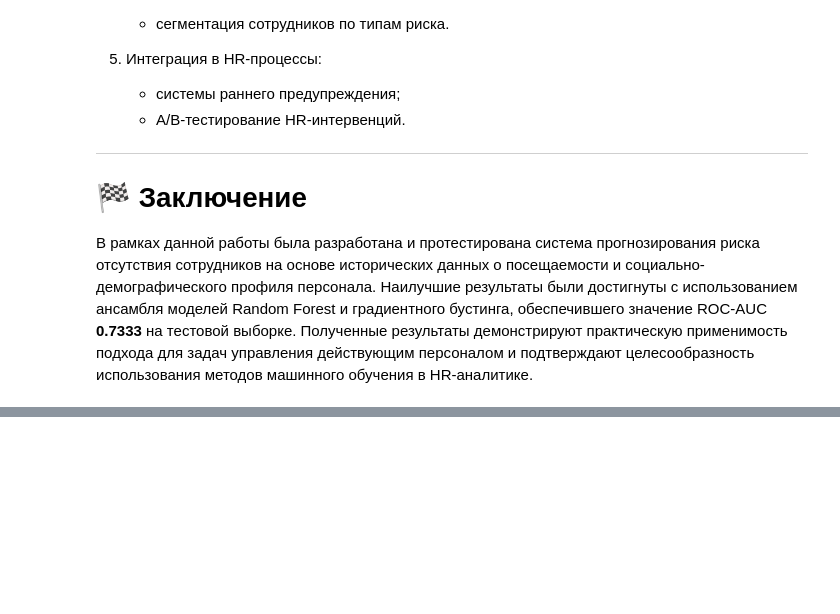
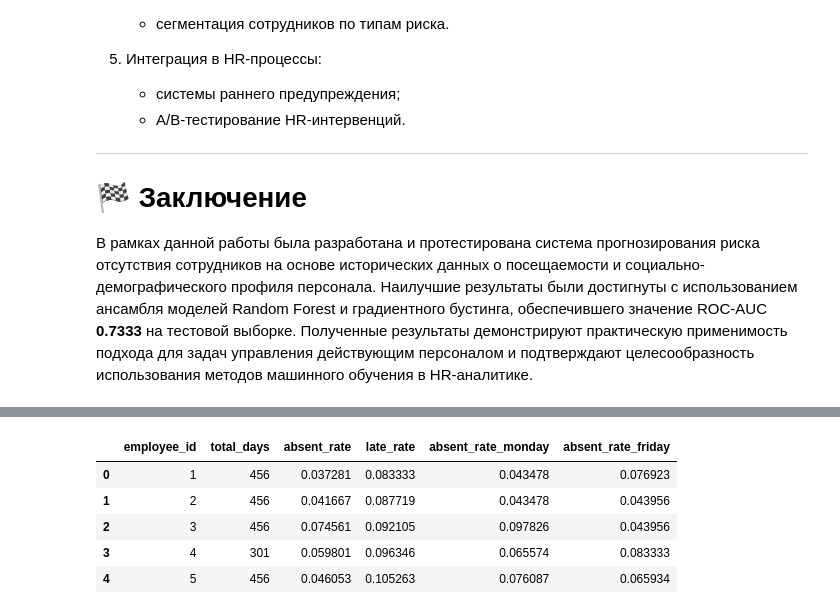
Before and after one commit to AlessioLoginov/HR-Attendance-Analytics, a Jupyter notebook: Employee_Absence_Prediction_Final.ipynb, the cells around one changed output, grey strips where cells are left out. Saved outputs shown, nothing was run; the diff lists cells and outputs as text; code cells hidden in the pictures; blank space fills up the shorter version.

```diff
--- a/Employee_Absence_Prediction_Final.ipynb
+++ b/Employee_Absence_Prediction_Final.ipynb
@@ -3942,0 +4379,20 @@ print(f"📊 Ensemble ROC-AUC (RF + XGB tuned): {roc_auc_ensemble:.4f}")
+# %%
+cutoff_date = pd.Timestamp("2024-09-30")
+horizon_end = pd.Timestamp("2024-12-31")
+
+# берем только окно будущего горизонта
+future = df_att[(df_att["date"] > cutoff_date) & (df_att["date"] <= horizon_end)].copy()
+
+# целевой признак: был ли хотя бы 1 день отсутствия в будущем окне
+y_future = (
+    future.assign(absent=(future["is_present"] == 0).astype(int))
+          .groupby("employee_id")["absent"]
+          .max()
+          .rename("target_absent_next_3m")
+          .reset_index()
+)
+
+print("Target rows:", y_future.shape)
+print("Positive rate:", round(y_future["target_absent_next_3m"].mean(), 4))
+
+y_future.head(10)
@@ -3942,0 +4413,30 @@ print(f"📊 Ensemble ROC-AUC (RF + XGB tuned): {roc_auc_ensemble:.4f}")
+# %%
+# берем только историю ДО cutoff_date
+hist = df_att[df_att["date"] <= cutoff_date].copy()
+
+# базовые флаги
+hist["absent"] = (hist["is_present"] == 0).astype(int)
+hist["weekday"] = hist["date"].dt.weekday
+hist["is_monday"] = (hist["weekday"] == 0).astype(int)
+hist["is_friday"] = (hist["weekday"] == 4).astype(int)
+
+features = (
+    hist.groupby("employee_id")
+        .agg(
+            total_days=("date", "count"),
+            absent_rate=("absent", "mean"),
+            late_rate=("is_late", "mean"),
+            absent_rate_monday=("absent", lambda x: x[hist.loc[x.index, "is_monday"] == 1].mean()),
+            absent_rate_friday=("absent", lambda x: x[hist.loc[x.index, "is_friday"] == 1].mean()),
+        )
+        .reset_index()
+)
+
+features.head()
+# %% [output]
+|  | employee_id | total_days | absent_rate | late_rate | absent_rate_monday | absent_rate_friday |
+| 0 | 1 | 456 | 0.037281 | 0.083333 | 0.043478 | 0.076923 |
+| 1 | 2 | 456 | 0.041667 | 0.087719 | 0.043478 | 0.043956 |
+| 2 | 3 | 456 | 0.074561 | 0.092105 | 0.097826 | 0.043956 |
+| 3 | 4 | 301 | 0.059801 | 0.096346 | 0.065574 | 0.083333 |
+| 4 | 5 | 456 | 0.046053 | 0.105263 | 0.076087 | 0.065934 |
```
Also changed, not shown: parts of 23 cells of this notebook, 1 other file.
